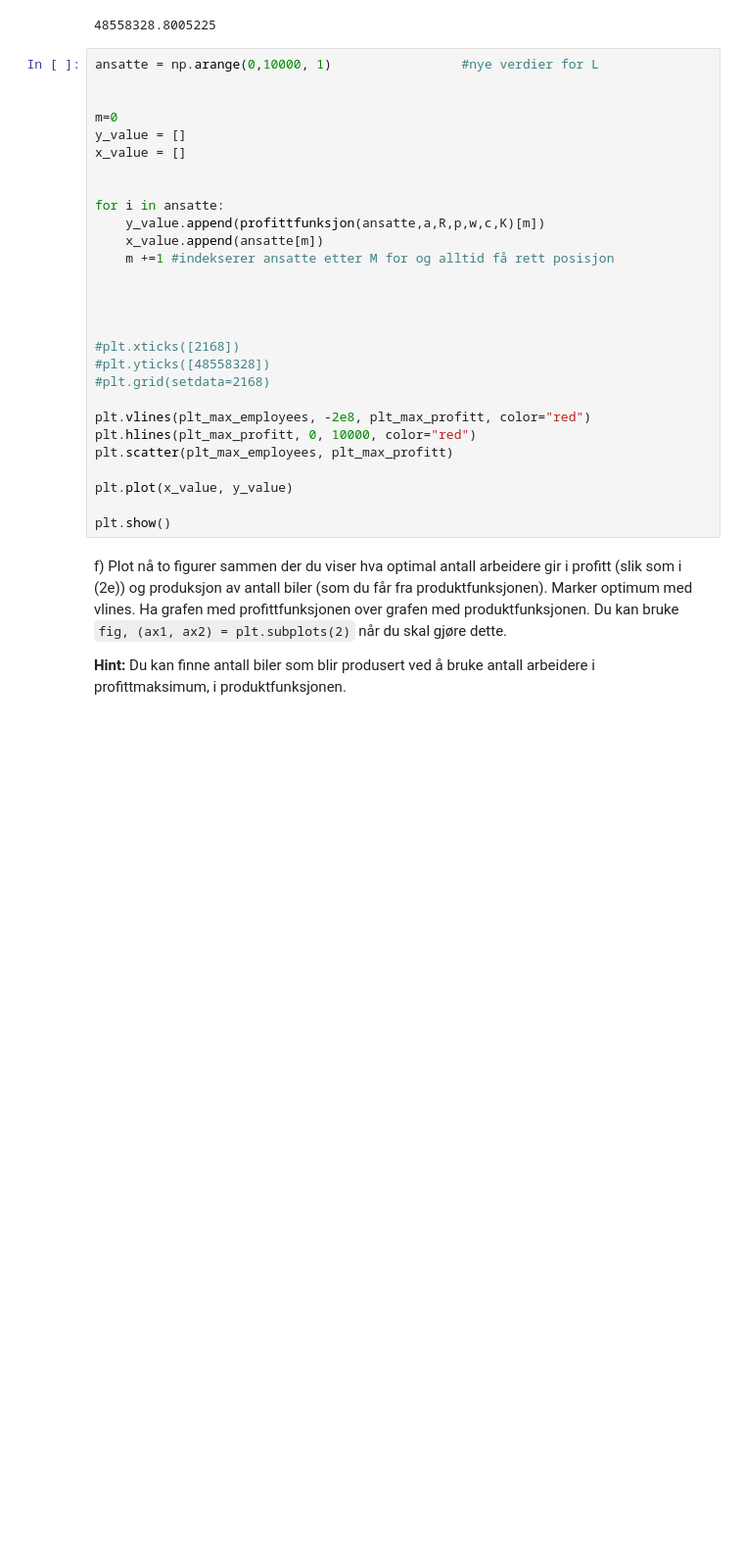
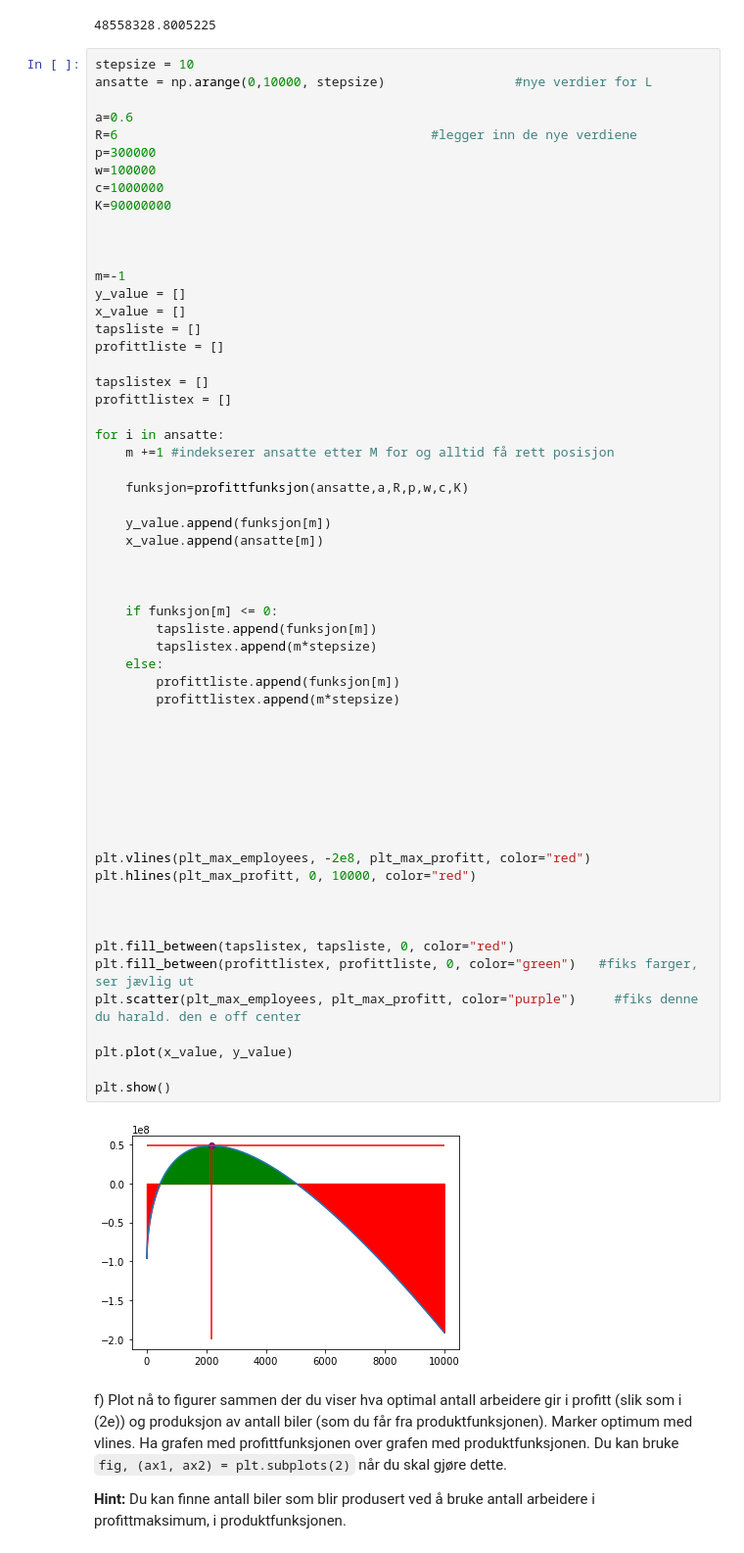
Before and after one commit to Danieljoha/Sok1003-mappeoppgave2, a Jupyter notebook: Mappe 2_oppgaver.ipynb, the cells around one changed output. Shown: that part at 98% size. Cells and saved outputs as stored; diff of their text form; blank space fills up the shorter version.

```diff
--- a/Mappe 2_oppgaver.ipynb
+++ b/Mappe 2_oppgaver.ipynb
@@ -290,33 +290,65 @@ print(profittfunksjon(L,a,R,p,w,c,K).subs(values))
 # %% [output]
 48558328.8005225
 # %%
-ansatte = np.arange(0,10000, 1)                 #nye verdier for L
+stepsize = 10
+ansatte = np.arange(0,10000, stepsize)                 #nye verdier for L
+
+a=0.6
+R=6                                         #legger inn de nye verdiene
+p=300000
+w=100000
+c=1000000
+K=90000000
 
 
-m=0
+
+m=-1
 y_value = []
 x_value = []
+tapsliste = []
+profittliste = []
+
+tapslistex = []
+profittlistex = []
+
+for i in ansatte:
+    m +=1 #indekserer ansatte etter M for og alltid få rett posisjon
+
+    funksjon=profittfunksjon(ansatte,a,R,p,w,c,K)
+
+    y_value.append(funksjon[m])
+    x_value.append(ansatte[m])
 
 
-for i in ansatte:
-    y_value.append(profittfunksjon(ansatte,a,R,p,w,c,K)[m])
-    x_value.append(ansatte[m])
-    m +=1 #indekserer ansatte etter M for og alltid få rett posisjon
+
+    if funksjon[m] <= 0:
+        tapsliste.append(funksjon[m])
+        tapslistex.append(m*stepsize)
+    else:
+        profittliste.append(funksjon[m])
+        profittlistex.append(m*stepsize)
 
 
 
 
-#plt.xticks([2168])
-#plt.yticks([48558328])
-#plt.grid(setdata=2168)
+
+
+
 
 plt.vlines(plt_max_employees, -2e8, plt_max_profitt, color="red")
 plt.hlines(plt_max_profitt, 0, 10000, color="red")
-plt.scatter(plt_max_employees, plt_max_profitt)
+
+
+
+plt.fill_between(tapslistex, tapsliste, 0, color="red")
+plt.fill_between(profittlistex, profittliste, 0, color="green")   #fiks farger, ser jævlig ut
+plt.scatter(plt_max_employees, plt_max_profitt, color="purple")     #fiks denne du harald. den e off center
 
 plt.plot(x_value, y_value)
 
 plt.show()
+# %% [output]
+[figure, added]
 # %% [markdown]
 f) Plot nå to figurer sammen der du viser hva optimal antall arbeidere gir i profitt (slik som i (2e)) og produksjon av antall biler (som du får fra produktfunksjonen). Marker optimum med vlines. Ha grafen med profittfunksjonen over grafen med produktfunksjonen. Du kan bruke `fig, (ax1, ax2) = plt.subplots(2)` når du skal gjøre dette. <br>
 
```
Also changed, not shown: parts of 5 cells of this notebook.
